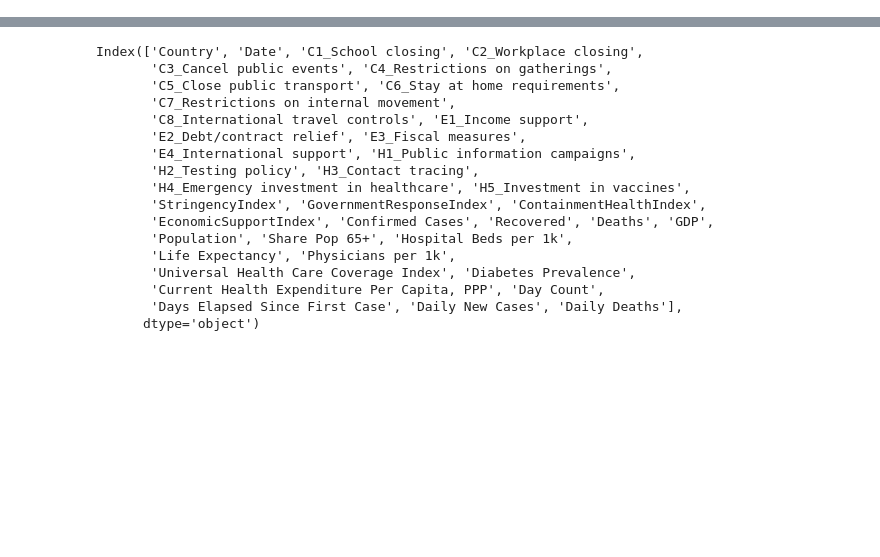
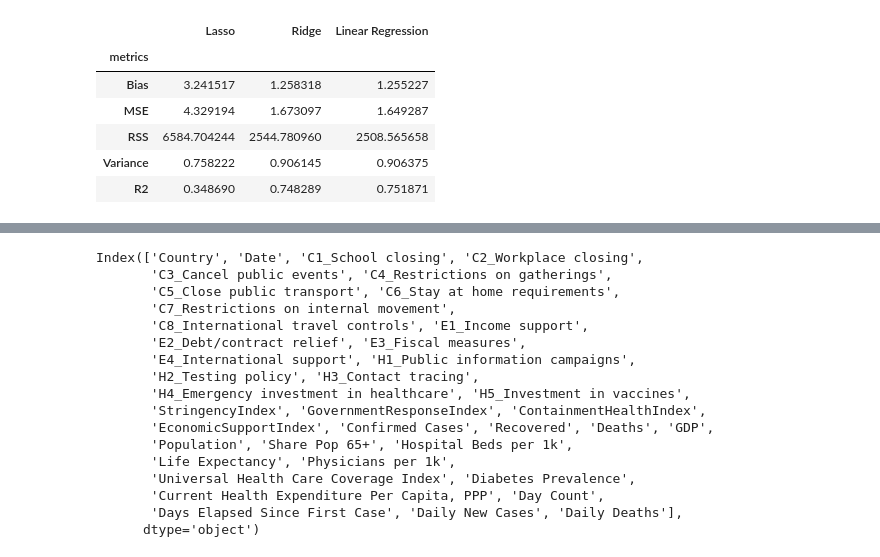
Before and after one commit to rceid/ML_Covid, a Jupyter notebook: scripts/model_fitting.ipynb, the cells around one changed output, grey strips where cells are left out. Saved outputs shown, nothing was run; the diff lists cells and outputs as text; code cells hidden in the pictures; blank space fills up the shorter version.

```diff
--- a/scripts/model_fitting.ipynb
+++ b/scripts/model_fitting.ipynb
@@ -12,0 +103,13 @@ df['log_cases'] = np.log(df['Confirmed Cases'] + 1)
+# %%
+# comparing the R2 for all three models
+rs = pd.DataFrame(results_dict)
+rs['metrics']= ['Bias','MSE','RSS','Variance','R2']
+rs.set_index('metrics')
+# %% [output]
+|  | Lasso | Ridge | Linear Regression |
+| metrics |  |  |  |
+| Bias | 3.241517 | 1.258318 | 1.255227 |
+| MSE | 4.329194 | 1.673097 | 1.649287 |
+| RSS | 6584.704244 | 2544.780960 | 2508.565658 |
+| Variance | 0.758222 | 0.906145 | 0.906375 |
+| R2 | 0.348690 | 0.748289 | 0.751871 |
```
Also changed, not shown: parts of 11 cells of this notebook.
